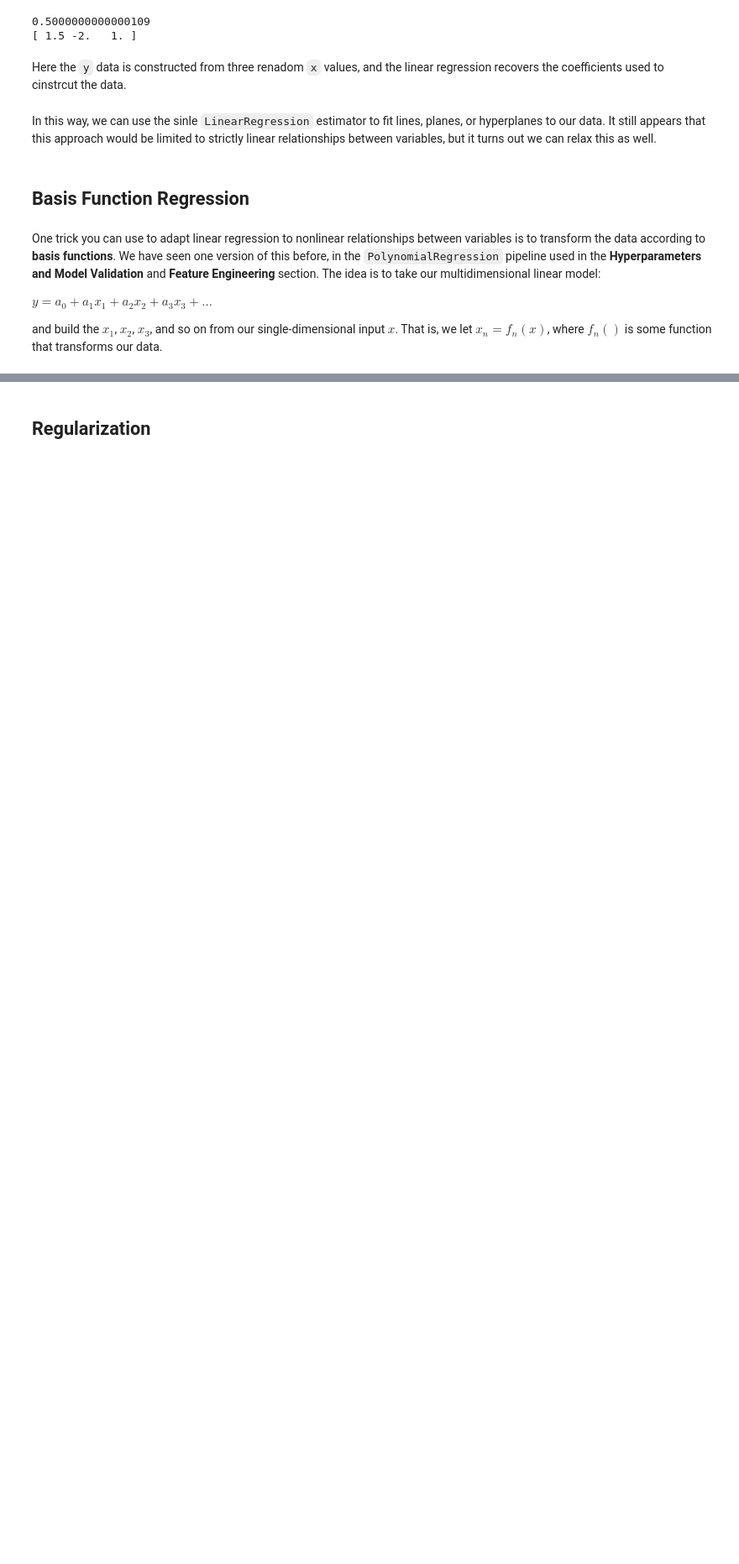
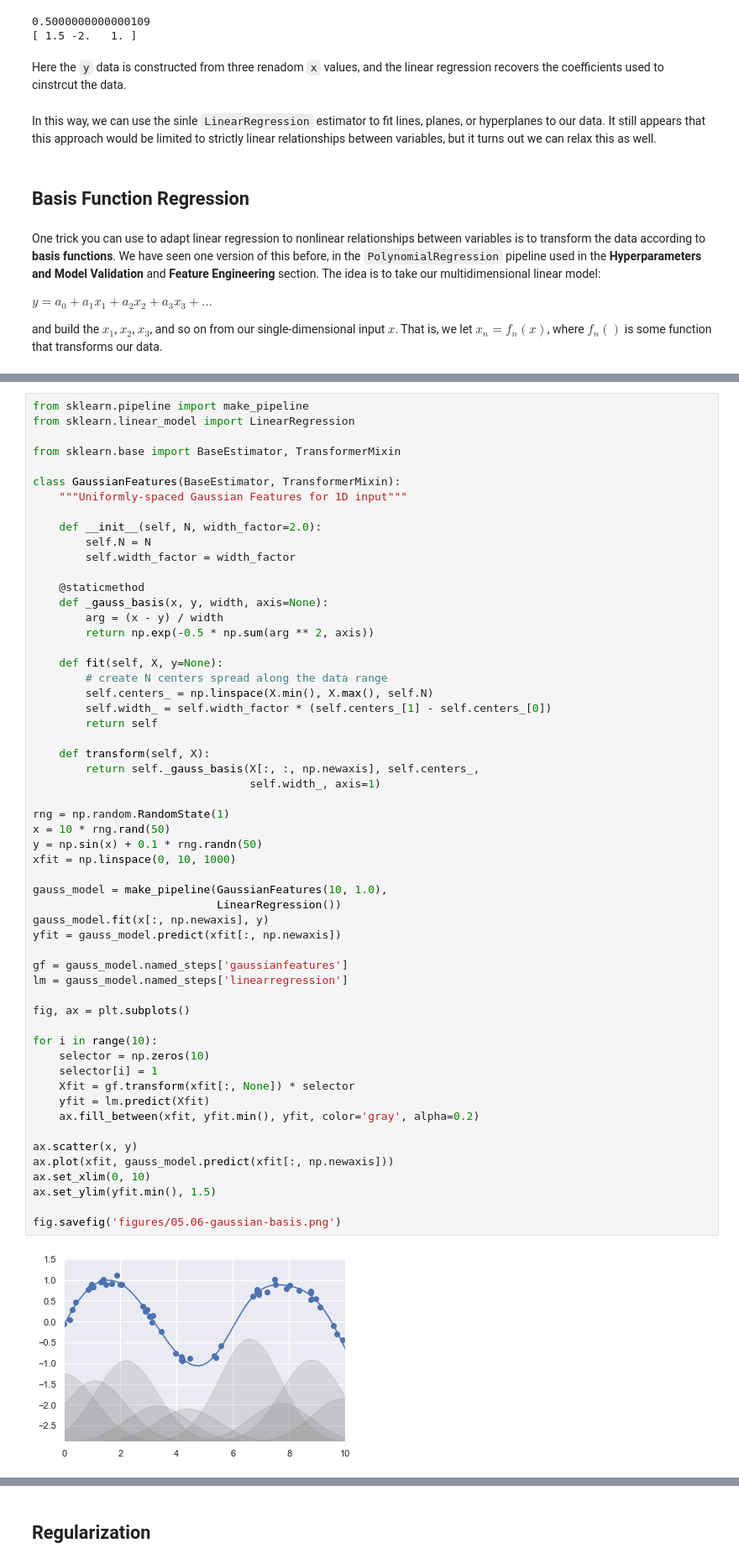
Before and after one commit to UlrikeBoehm/PythonDataScience, a Jupyter notebook: 05_MachineLearning/6_InDepth_Linear_Regression.ipynb, the cells around one changed output, grey strips where cells are left out. Shown at 84% size. Drawn from its saved outputs; the diff is of its cells as text; blank space fills up the shorter version.

```diff
--- a/05_MachineLearning/6_InDepth_Linear_Regression.ipynb
+++ b/05_MachineLearning/6_InDepth_Linear_Regression.ipynb
@@ -89,0 +131,58 @@ Notice that this is still a linear model - the linearity refers to the fact that
+# %%
+from sklearn.pipeline import make_pipeline
+from sklearn.linear_model import LinearRegression
+
+from sklearn.base import BaseEstimator, TransformerMixin
+
+class GaussianFeatures(BaseEstimator, TransformerMixin):
+    """Uniformly-spaced Gaussian Features for 1D input"""
+
+    def __init__(self, N, width_factor=2.0):
+        self.N = N
+        self.width_factor = width_factor
+
+    @staticmethod
+    def _gauss_basis(x, y, width, axis=None):
+        arg = (x - y) / width
+        return np.exp(-0.5 * np.sum(arg ** 2, axis))
+
+    def fit(self, X, y=None):
+        # create N centers spread along the data range
+        self.centers_ = np.linspace(X.min(), X.max(), self.N)
+        self.width_ = self.width_factor * (self.centers_[1] - self.centers_[0])
+        return self
+
+    def transform(self, X):
+        return self._gauss_basis(X[:, :, np.newaxis], self.centers_,
+                                 self.width_, axis=1)
+
+rng = np.random.RandomState(1)
+x = 10 * rng.rand(50)
+y = np.sin(x) + 0.1 * rng.randn(50)
+xfit = np.linspace(0, 10, 1000)
+
+gauss_model = make_pipeline(GaussianFeatures(10, 1.0),
+                            LinearRegression())
+gauss_model.fit(x[:, np.newaxis], y)
+yfit = gauss_model.predict(xfit[:, np.newaxis])
+
+gf = gauss_model.named_steps['gaussianfeatures']
+lm = gauss_model.named_steps['linearregression']
+
+fig, ax = plt.subplots()
+
+for i in range(10):
+    selector = np.zeros(10)
+    selector[i] = 1
+    Xfit = gf.transform(xfit[:, None]) * selector
+    yfit = lm.predict(Xfit)
+    ax.fill_between(xfit, yfit.min(), yfit, color='gray', alpha=0.2)
+
+ax.scatter(x, y)
+ax.plot(xfit, gauss_model.predict(xfit[:, np.newaxis]))
+ax.set_xlim(0, 10)
+ax.set_ylim(yfit.min(), 1.5)
+
+fig.savefig('figures/05.06-gaussian-basis.png')
+# %% [output]
+[figure, added]
```
Also changed, not shown: parts of 25 cells of this notebook, 1 other file.
